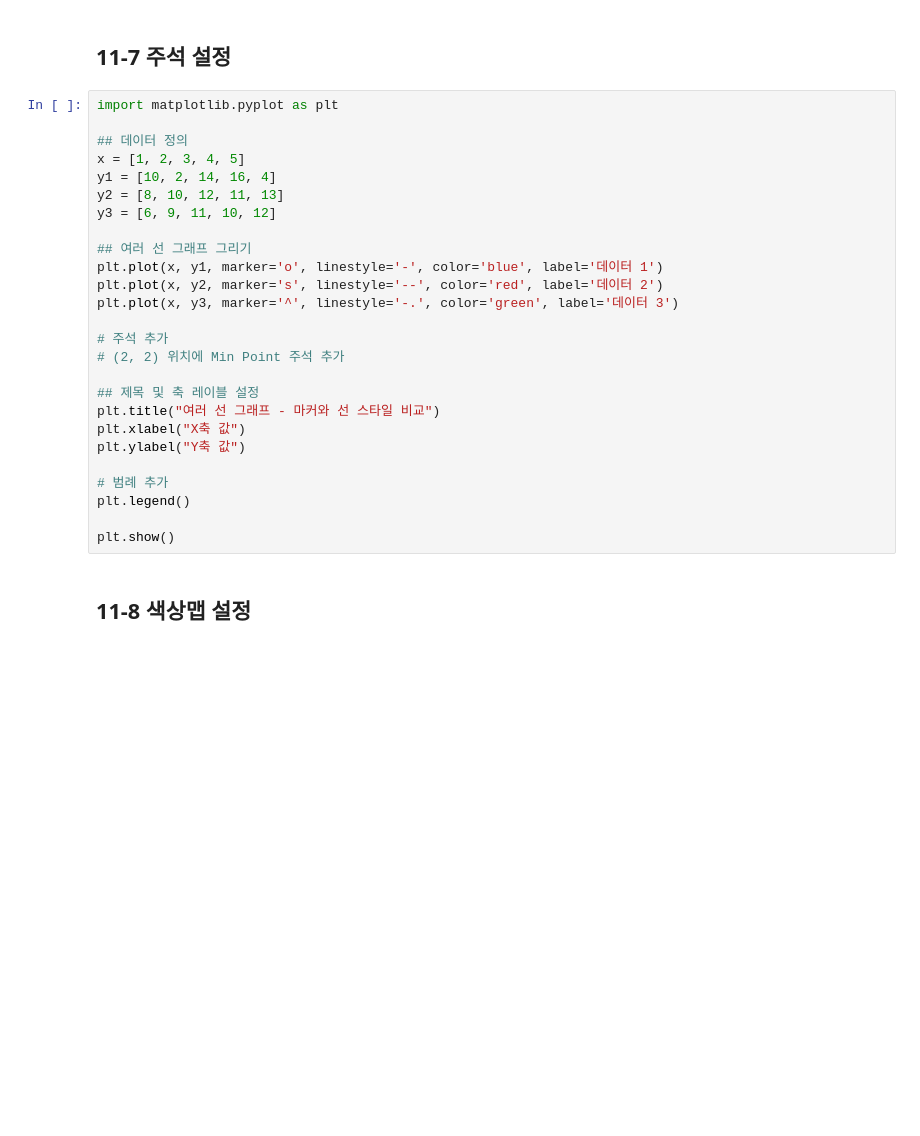
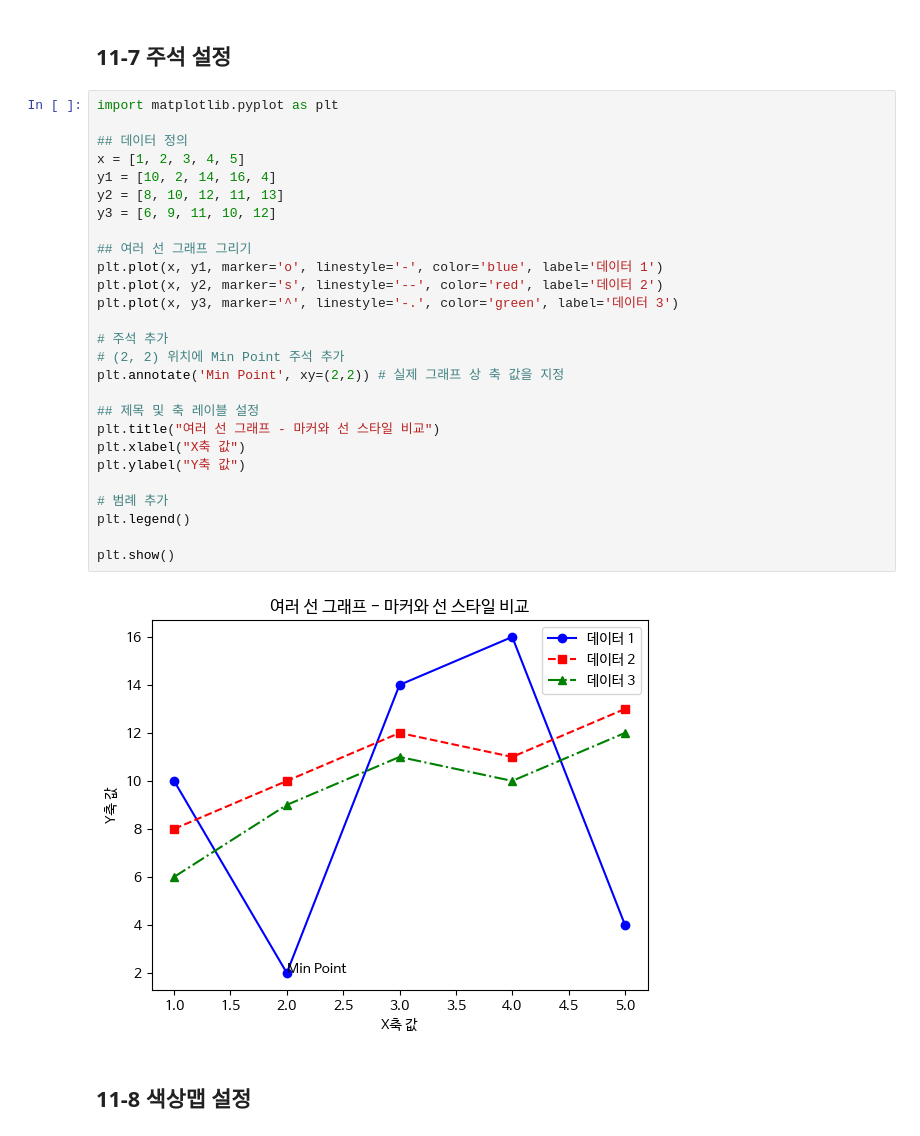
Before and after one commit to MinjiKim04/Data-Analysis-with-Open-Source, a Jupyter notebook: 오픈소스_데이터_분석_11강.ipynb, the cells around one changed output. Cells and saved outputs as stored; diff of their text form; blank space fills up the shorter version.

```diff
--- a/오픈소스_데이터_분석_11강.ipynb
+++ b/오픈소스_데이터_분석_11강.ipynb
@@ -174,29 +179,32 @@ plt.show()
 # %%
 import matplotlib.pyplot as plt
 
 ## 데이터 정의
 x = [1, 2, 3, 4, 5]
 y1 = [10, 2, 14, 16, 4]
 y2 = [8, 10, 12, 11, 13]
 y3 = [6, 9, 11, 10, 12]
 
 ## 여러 선 그래프 그리기
 plt.plot(x, y1, marker='o', linestyle='-', color='blue', label='데이터 1')
 plt.plot(x, y2, marker='s', linestyle='--', color='red', label='데이터 2')
 plt.plot(x, y3, marker='^', linestyle='-.', color='green', label='데이터 3')
 
 # 주석 추가
 # (2, 2) 위치에 Min Point 주석 추가
+plt.annotate('Min Point', xy=(2,2)) # 실제 그래프 상 축 값을 지정
 
 ## 제목 및 축 레이블 설정
 plt.title("여러 선 그래프 - 마커와 선 스타일 비교")
 plt.xlabel("X축 값")
 plt.ylabel("Y축 값")
 
 # 범례 추가
 plt.legend()
 
 plt.show()
+# %% [output]
+[figure, added]
 # %% [markdown]
 ## 11-8 색상맵 설정
 # %%
```
Also changed, not shown: parts of 15 cells of this notebook.
